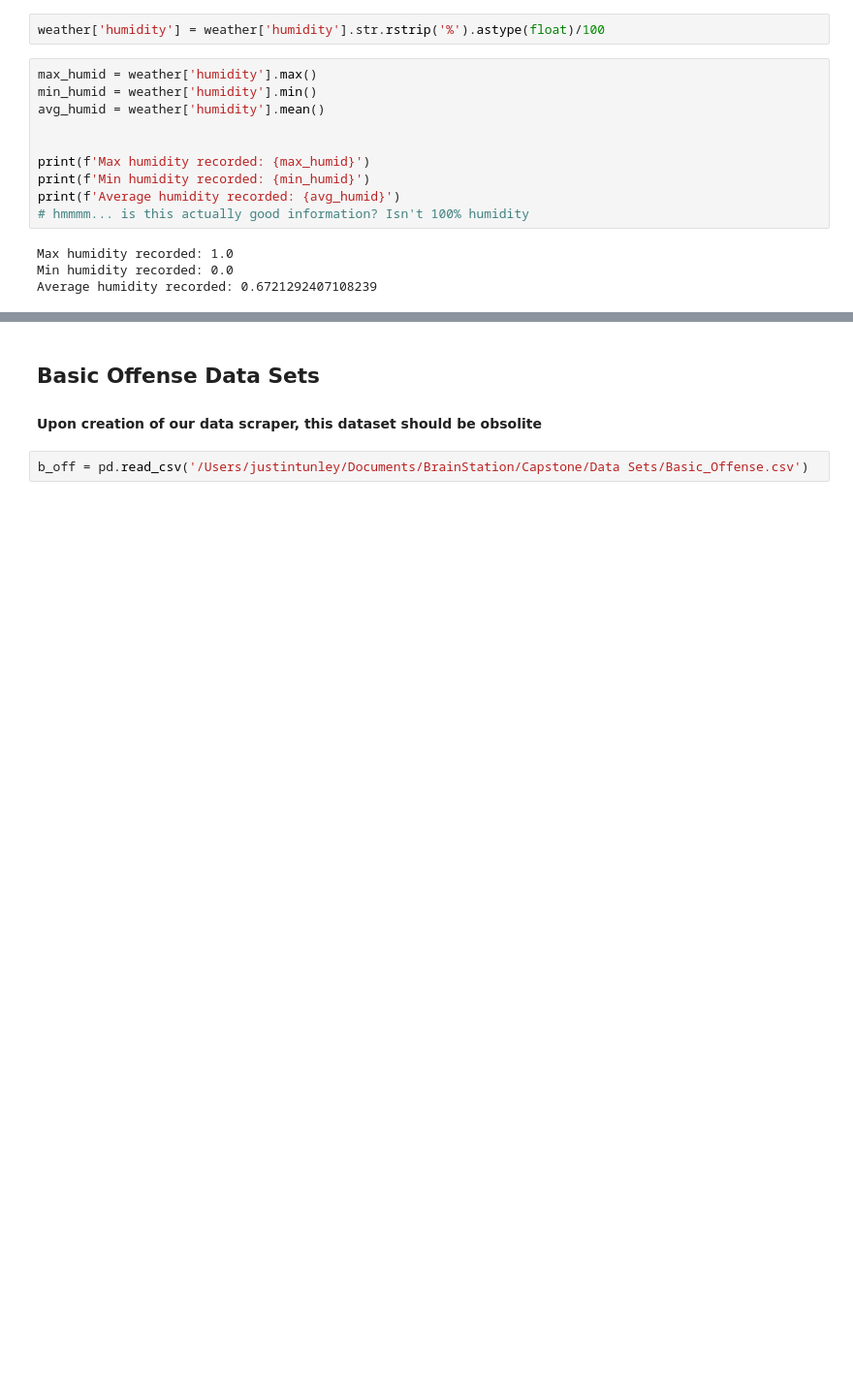
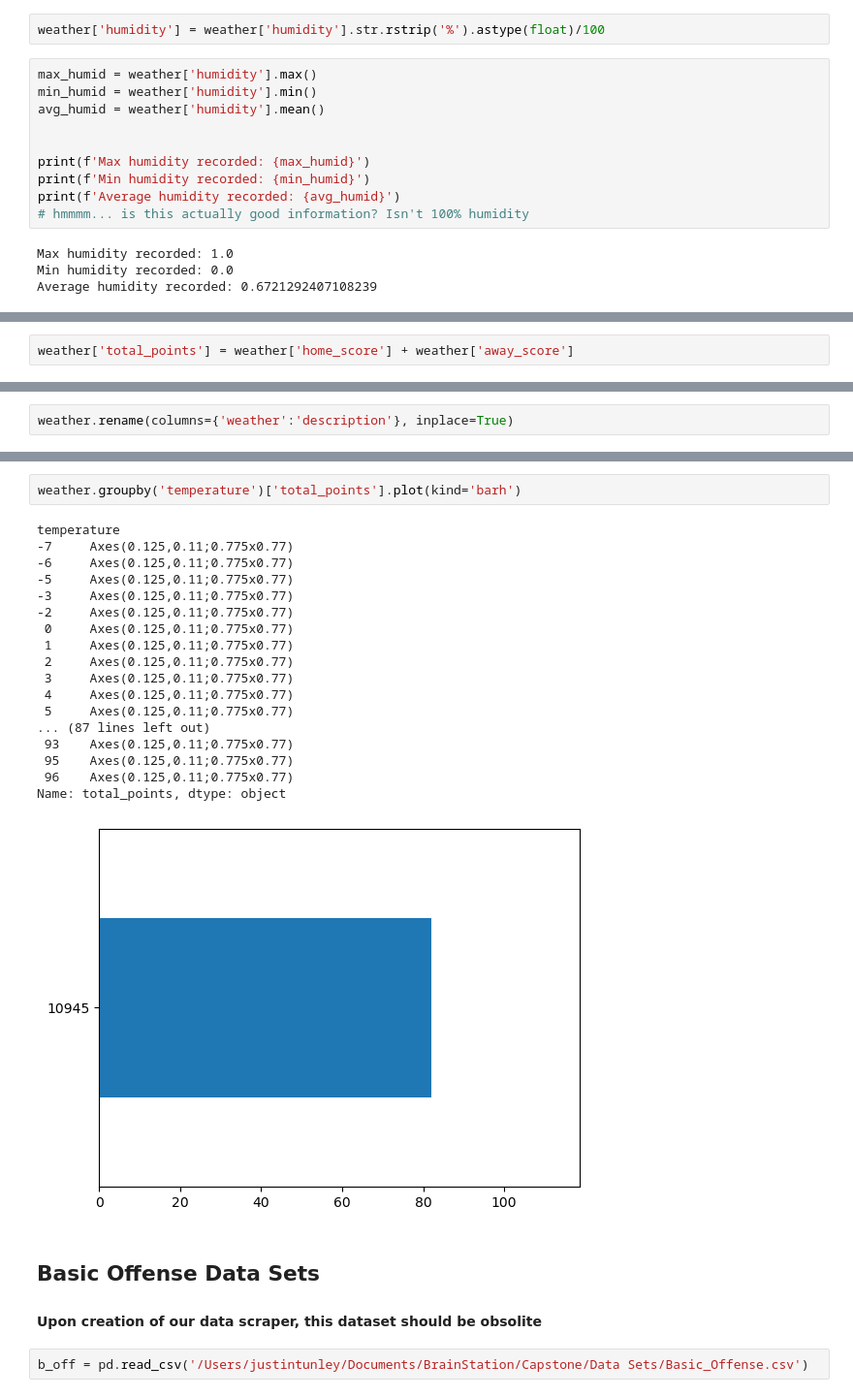
Before and after one commit to jtunley14/SundayProphet, a Jupyter notebook: NFL Sports Betting Capstone.ipynb, the cells around one changed output, grey strips where cells are left out. Shown at 97% size. Saved outputs shown, nothing was run; the diff lists cells and outputs as text; blank space fills up the shorter version.

```diff
--- a/NFL Sports Betting Capstone.ipynb
+++ b/NFL Sports Betting Capstone.ipynb
@@ -1421,0 +1671,2 @@ Average humidity recorded: 0.6721292407108239
+# %%
+weather['total_points'] = weather['home_score'] + weather['away_score']
@@ -1421,0 +1682,2 @@ Average humidity recorded: 0.6721292407108239
+# %%
+weather.rename(columns={'weather':'description'}, inplace=True)
@@ -1422,3 +1693,24 @@ Average humidity recorded: 0.6721292407108239
+# %%
+weather.groupby('temperature')['total_points'].plot(kind='barh')
+# %% [output]
+temperature
+-7     Axes(0.125,0.11;0.775x0.77)
+-6     Axes(0.125,0.11;0.775x0.77)
+-5     Axes(0.125,0.11;0.775x0.77)
+-3     Axes(0.125,0.11;0.775x0.77)
+-2     Axes(0.125,0.11;0.775x0.77)
+ 0     Axes(0.125,0.11;0.775x0.77)
+ 1     Axes(0.125,0.11;0.775x0.77)
+ 2     Axes(0.125,0.11;0.775x0.77)
+ 3     Axes(0.125,0.11;0.775x0.77)
+ 4     Axes(0.125,0.11;0.775x0.77)
+ 5     Axes(0.125,0.11;0.775x0.77)
+... (87 lines left out)
+ 93    Axes(0.125,0.11;0.775x0.77)
+ 95    Axes(0.125,0.11;0.775x0.77)
+ 96    Axes(0.125,0.11;0.775x0.77)
+Name: total_points, dtype: object
+[figure, added]
 # %% [markdown]
 ## Basic Offense Data Sets
 #### Upon creation of our data scraper, this dataset should be obsolite
```
Also changed, not shown: parts of 213 cells of this notebook, 2 other files.
